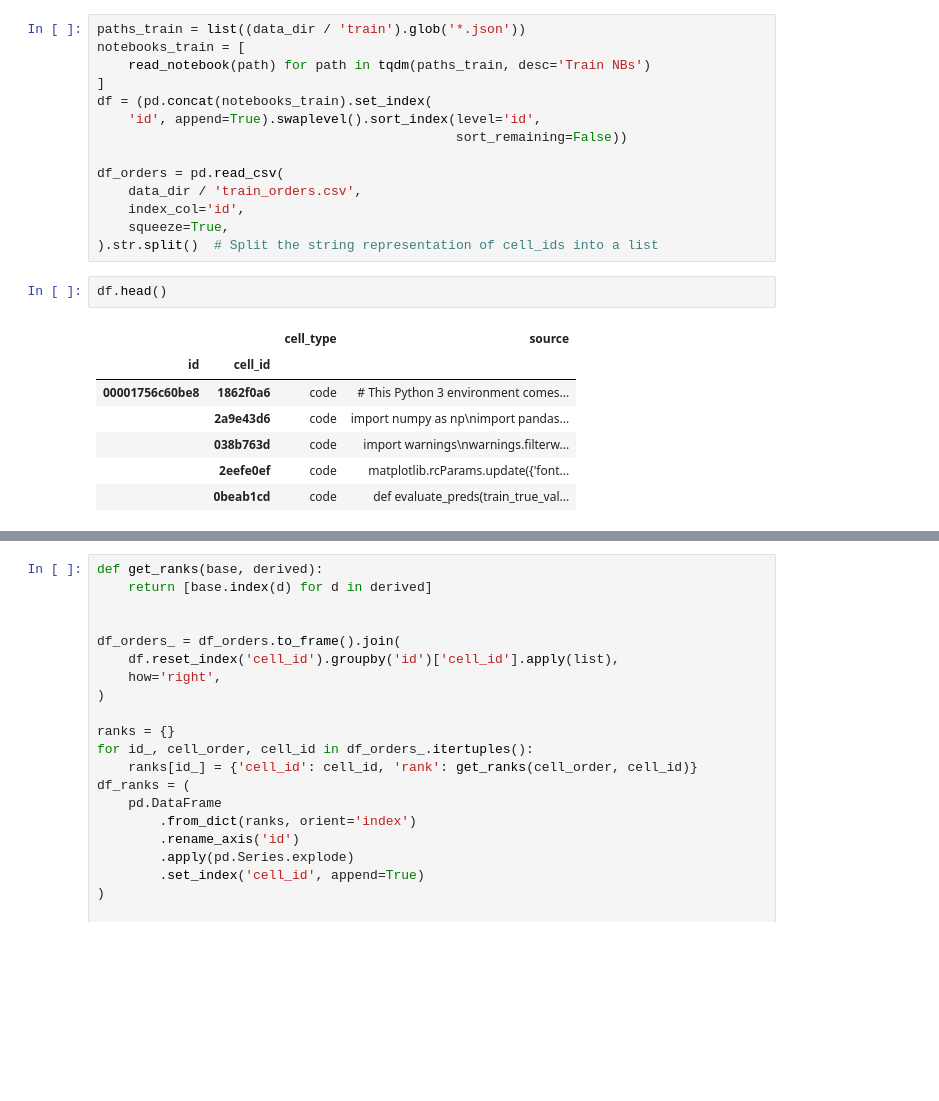
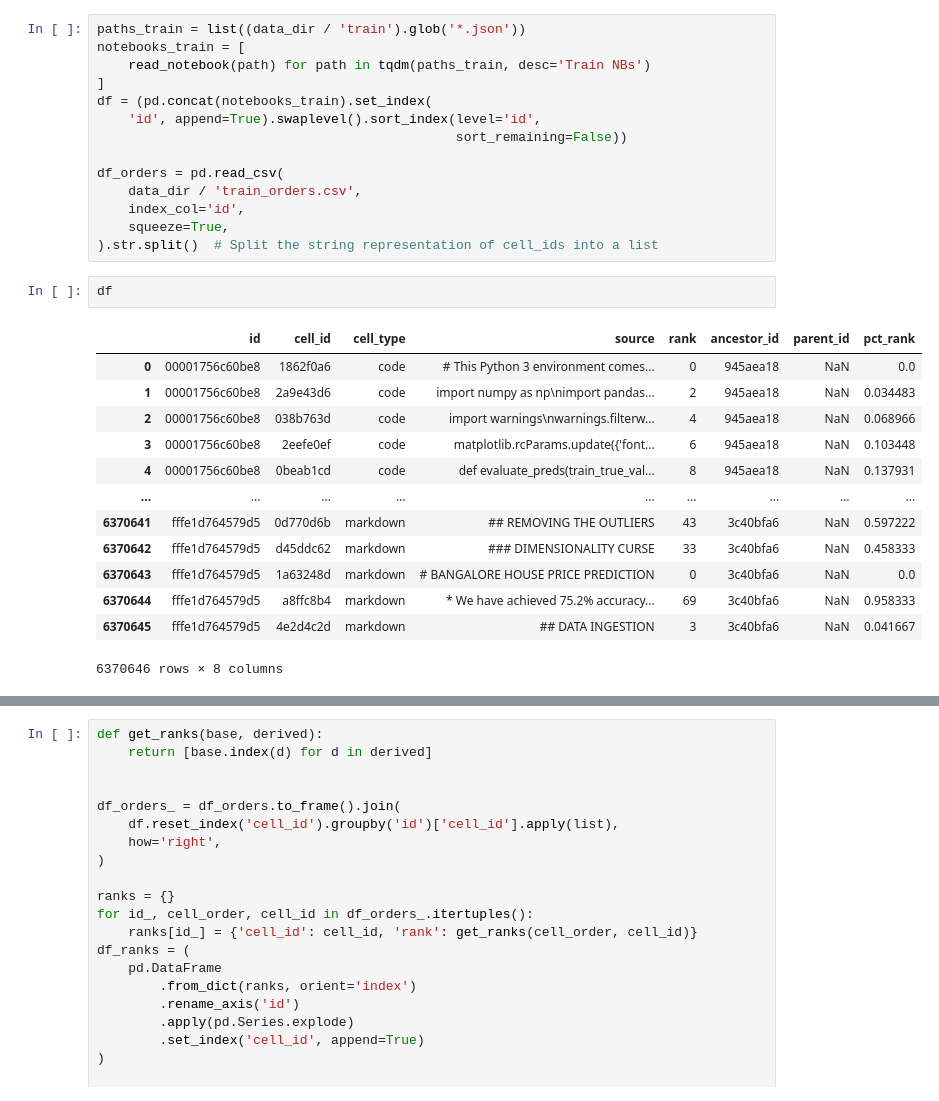
Before and after one commit to guitarmind/ai4code-baseline, a Jupyter notebook: code/eda.ipynb, the cells around one changed output, grey strips where cells are left out. Saved outputs shown, nothing was run; the diff lists cells and outputs as text; blank space fills up the shorter version.

```diff
--- a/code/eda.ipynb
+++ b/code/eda.ipynb
@@ -51,13 +51,19 @@ df_orders = pd.read_csv(
     index_col='id',
     squeeze=True,
 ).str.split()  # Split the string representation of cell_ids into a list
-# %%
-df.head()
-# %% [output]
-|  |  | cell_type | source |
-| id | cell_id |  |  |
-| 00001756c60be8 | 1862f0a6 | code | # This Python 3 environment comes... |
-|  | 2a9e43d6 | code | import numpy as np\nimport pandas... |
-|  | 038b763d | code | import warnings\nwarnings.filterw... |
-|  | 2eefe0ef | code | matplotlib.rcParams.update({'font... |
-|  | 0beab1cd | code | def evaluate_preds(train_true_val... |
+# %%
+df
+# %% [output]
+|  | id | cell_id | cell_type | source | rank | ancestor_id | parent_id | pct_rank |
+| 0 | 00001756c60be8 | 1862f0a6 | code | # This Python 3 environment comes... | 0 | 945aea18 | NaN | 0.0 |
+| 1 | 00001756c60be8 | 2a9e43d6 | code | import numpy as np\nimport pandas... | 2 | 945aea18 | NaN | 0.034483 |
+| 2 | 00001756c60be8 | 038b763d | code | import warnings\nwarnings.filterw... | 4 | 945aea18 | NaN | 0.068966 |
+| 3 | 00001756c60be8 | 2eefe0ef | code | matplotlib.rcParams.update({'font... | 6 | 945aea18 | NaN | 0.103448 |
+| 4 | 00001756c60be8 | 0beab1cd | code | def evaluate_preds(train_true_val... | 8 | 945aea18 | NaN | 0.137931 |
+| ... | ... | ... | ... | ... | ... | ... | ... | ... |
+| 6370641 | fffe1d764579d5 | 0d770d6b | markdown | ## REMOVING THE OUTLIERS | 43 | 3c40bfa6 | NaN | 0.597222 |
+| 6370642 | fffe1d764579d5 | d45ddc62 | markdown | ### DIMENSIONALITY CURSE | 33 | 3c40bfa6 | NaN | 0.458333 |
+| 6370643 | fffe1d764579d5 | 1a63248d | markdown | # BANGALORE HOUSE PRICE PREDICTION | 0 | 3c40bfa6 | NaN | 0.0 |
+| 6370644 | fffe1d764579d5 | a8ffc8b4 | markdown | * We have achieved 75.2% accuracy... | 69 | 3c40bfa6 | NaN | 0.958333 |
+| 6370645 | fffe1d764579d5 | 4e2d4c2d | markdown | ## DATA INGESTION | 3 | 3c40bfa6 | NaN | 0.041667 |
+6370646 rows × 8 columns
```
Also changed, not shown: parts of 2 cells of this notebook, 1 other file.
